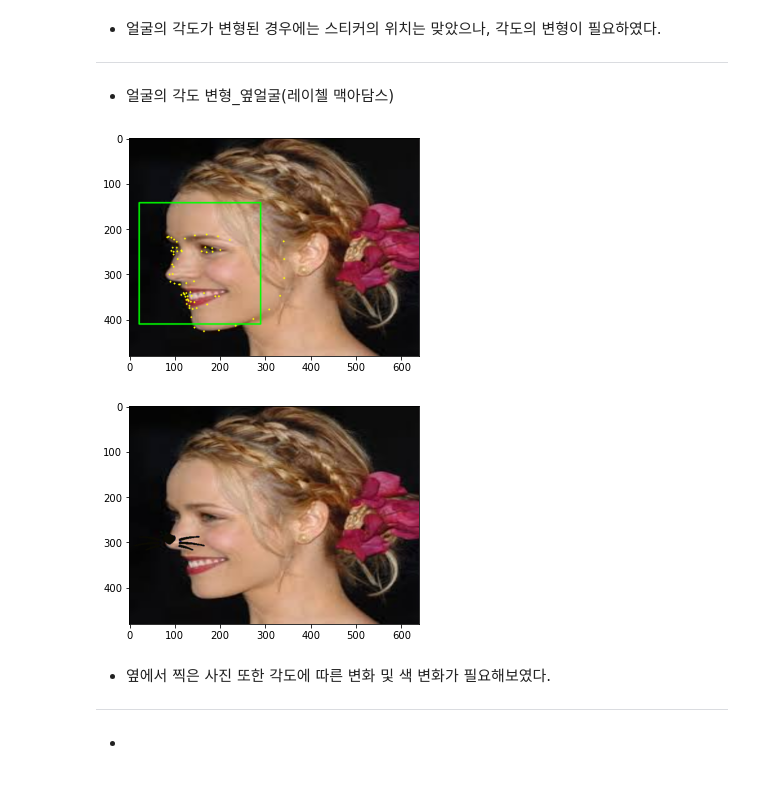
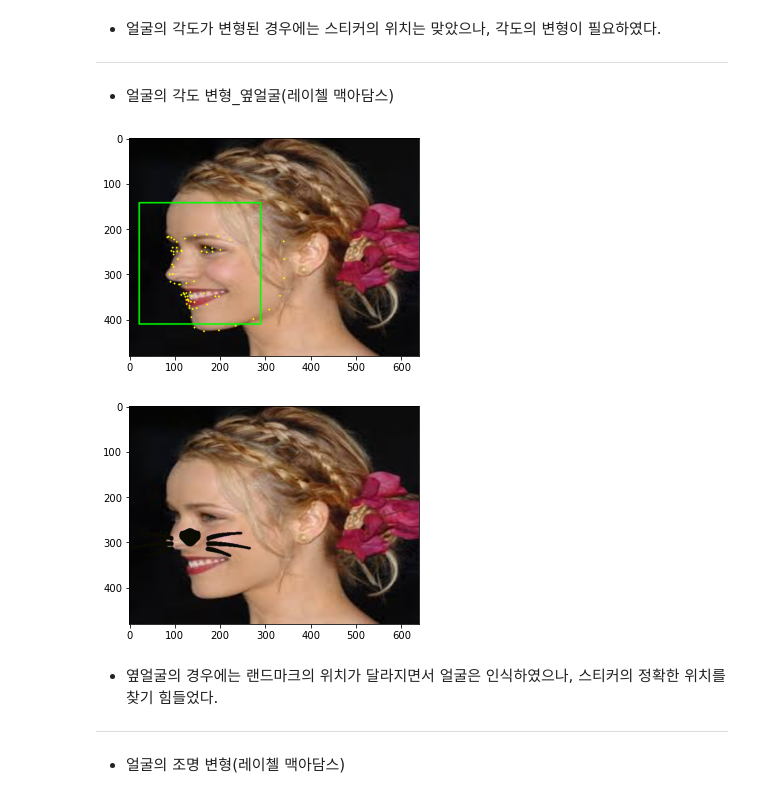
Before and after one commit to Ethan0625/I_need_more_time, a Jupyter notebook: Project/Camera_sticker/Camera_sticker.ipynb, the cells around one changed output. Saved outputs shown, nothing was run; the diff lists cells and outputs as text; code cells hidden in the pictures.

```diff
--- a/Project/Camera_sticker/Camera_sticker.ipynb
+++ b/Project/Camera_sticker/Camera_sticker.ipynb
@@ -320,13 +355,18 @@ img_sticker = cv2.resize(img_sticker, (w,h))
 for dlib_rect, landmark in zip(dlib_rects, list_landmarks):
     # nose center index : 30
     # 스티커의 시작위치는 스티커 박스의 왼쪽 상부 모서리이다.
-    x = landmark[30][0]
-    y = landmark[30][1]
-    w = img_sticker.shape[1]
-    h = img_sticker.shape[0]
+    x = (landmark[33][0]+landmark[30][0])//2
+    y = (landmark[33][1]+landmark[30][1])//2
+    w = dlib_rect.width()
+    h = dlib_rect.width()
 
-x = x - w//2     # left
-y = y - h//2     # top
+# 스티커 가져오기
+sticker_path = os.getenv('HOME')+'/aiffel/camera_sticker/images/cat3.png'
+img_sticker = cv2.imread(sticker_path)
+img_sticker = cv2.resize(img_sticker, (w,h))
+
+x = x - img_sticker.shape[1]//2     # left
+y = y - img_sticker.shape[0]//2     # top
 # 코 중심에서부터 시작했기 때문에 스티커 박스의 중심이 코 중심이 되도록 움직여준다.
 
 #스티커 적용하기
@@ -381,48 +421,71 @@ img_show_rgb = cv2.cvtColor(img_show,cv2.COLOR_BGR2RGB)
 
 # 랜드마크 모델 불러오기
 model_path = os.getenv('HOME')+'/aiffel/camera_sticker/models/shape_predictor_68_face_landmarks.dat'
 landmark_predictor = dlib.shape_predictor(model_path)
 
 # 랜드마크 위치 리스트에 정리
 list_landmarks = []
 for dlib_rect in dlib_rects: # dlib_rects = detector_hog(img_rgb,1)
     points = landmark_predictor(img_rgb, dlib_rect)
     list_points = list(map(lambda p: (p.x,p.y),points.parts()))
     list_landmarks.append(list_points)
 
 for landmark in list_landmarks:
     for idx, point in enumerate(list_points):
         cv2.circle(img_show, point, 2, (0, 255, 255), -1) # yellow
 
 img_show_rgb = cv2.cvtColor(img_show, cv2.COLOR_BGR2RGB)
 plt.imshow(img_show_rgb)
 plt.show()
 
 
 # 스티커 적용 위치 확인하기
 for dlib_rect, landmark in zip(dlib_rects, list_landmarks):
     # nose center index : 30
     # 스티커의 시작위치는 스티커 박스의 왼쪽 상부 모서리이다.
-    x = landmark[30][0]
-    y = landmark[30][1]
-    w = img_sticker.shape[1]
-    h = img_sticker.shape[0]
+    x = landmark[33][0]
+    y = landmark[33][1]
+    w = dlib_rect.width()
+    h = dlib_rect.width()
 
-x = x - w//2     # left
-y = y - h//2     # top
+# 스티커 가져오기
+sticker_path = os.getenv('HOME')+'/aiffel/camera_sticker/images/cat3.png'
+img_sticker = cv2.imread(sticker_path)
+img_sticker = cv2.resize(img_sticker, (w,h))
+
+refined_x = x - (img_sticker.shape[1]//2)     # left
+refined_y = y - img_sticker.shape[0]//2     # top
 # 코 중심에서부터 시작했기 때문에 스티커 박스의 중심이 코 중심이 되도록 움직여준다.
 
-#스티커 적용하기
-sticker_area = img_bgr[y:y+img_sticker.shape[0], x:x+img_sticker.shape[1]]
-# np.where(조건, 참일경우, 아닐경우)
-img_bgr[y:y+img_sticker.shape[0], x:x+img_sticker.shape[1]] = \
-    np.where(img_sticker==0,sticker_area,img_sticker).astype(np.uint8)
-plt.imshow(cv2.cvtColor(img_bgr, cv2.COLOR_BGR2RGB))
-plt.show()
+# 스티커 적용위치 확인
+if refined_x > 0 and refined_y > 0:# 스티커가 사진바깥을 벗어나지 않을때
+    sticker_area = img_bgr[refined_y:refined_y+img_sticker.shape[0], refined_x:refined_x+img_sticker.shape[1]]
+    img_bgr[refined_y:refined_y+img_sticker.shape[0], refined_x:refined_x+img_sticker.shape[1]] = \
+        np.where(img_sticker==0,sticker_area,img_sticker).astype(np.uint8)
+    plt.imshow(cv2.cvtColor(img_bgr, cv2.COLOR_BGR2RGB))
+    plt.show()
+
+else : # 스티커가 x혹은 y방향으로 사진바깥으로 벗어날 때
+    if refined_x < 0:
+        img_sticker = img_sticker[-refined_x:] # 범위를 벗어난 이미지를 잘라냄
+        refined_x = 0 # x 좌표를 수정해줌
+        sticker_area = img_bgr[refined_y:refined_y+img_sticker.shape[0], refined_x:refined_x+img_sticker.shape[1]]
+        img_bgr[refined_y:refined_y+img_sticker.shape[0], refined_x:refined_x+img_sticker.shape[1]] = \
+            np.where(img_sticker==0,sticker_area,img_sticker).astype(np.uint8)
+        plt.imshow(cv2.cvtColor(img_bgr, cv2.COLOR_BGR2RGB))
+        plt.show()
+    if refined_y < 0:
+        img_sticker = img_sticker[-refined_y:] # 범위를 벗어난 이미지를 잘라냄
+        refined_y = 0 # x 좌표를 수정해줌
+        sticker_area = img_bgr[refined_y:refined_y+img_sticker.shape[0], refined_x:refined_x+img_sticker.shape[1]]
+        img_bgr[refined_y:refined_y+img_sticker.shape[0], refined_x:refined_x+img_sticker.shape[1]] = \
+            np.where(img_sticker==0,sticker_area,img_sticker).astype(np.uint8)
+        plt.imshow(cv2.cvtColor(img_bgr, cv2.COLOR_BGR2RGB))
+        plt.show()
 # %% [output]
 [figure]
-[figure, old version]
+[figure, new version]
-# %% [markdown]
-- 옆에서 찍은 사진 또한 각도에 따른 변화 및 색 변화가 필요해보였다.
-***
--
+# %% [markdown]
+- 옆얼굴의 경우에는 랜드마크의 위치가 달라지면서 얼굴은 인식하였으나, 스티커의 정확한 위치를 찾기 힘들었다.
+***
+- 얼굴의 조명 변형(레이첼 맥아담스)
```
Also changed, not shown: parts of 14 cells of this notebook, 1 other file.
